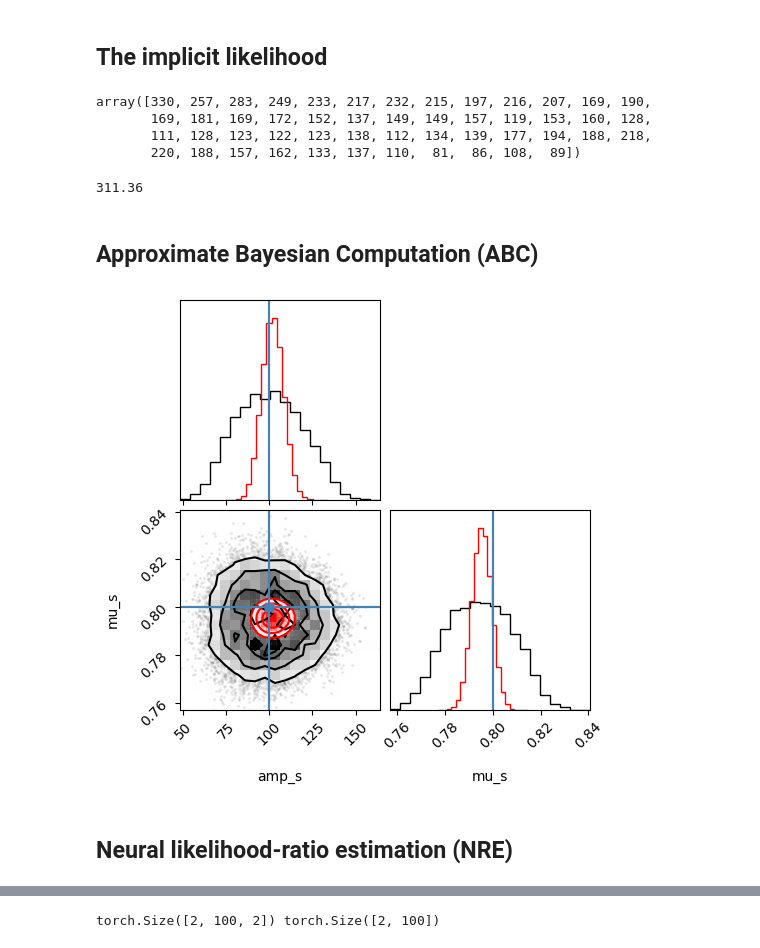
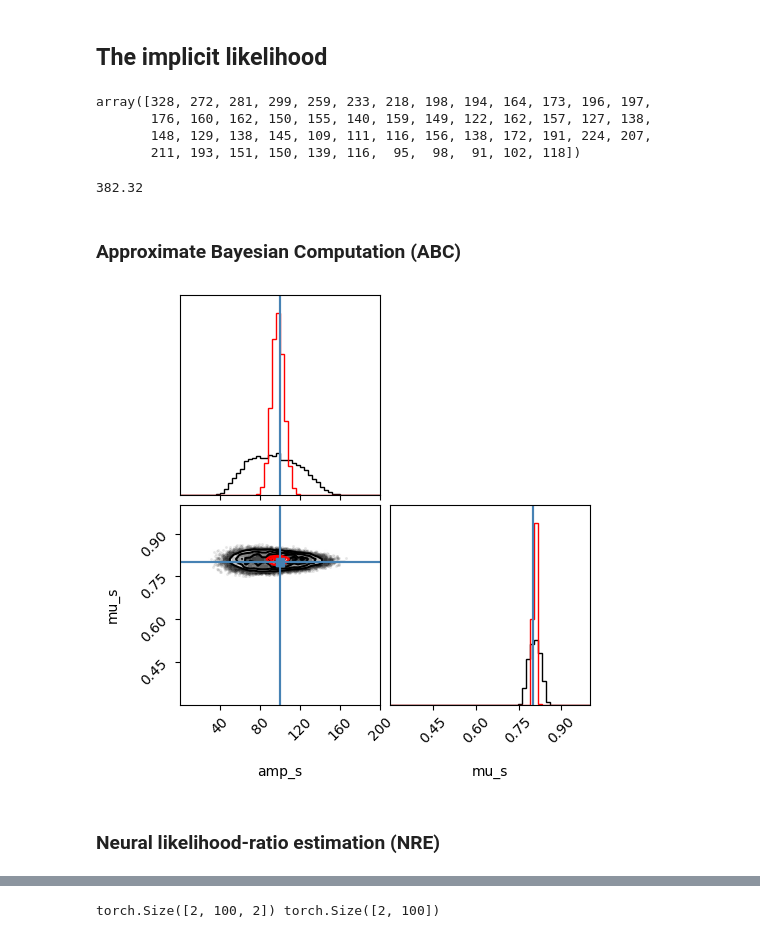
Before and after one commit to smsharma/sbi-lecture-mit, a Jupyter notebook: tutorial.ipynb, the cells around one changed output, grey strips where cells are left out. Cells and saved outputs as stored; diff of their text form; code cells hidden in the pictures.

Commit message:
Rewrote code with consistent param names

```diff
--- a/tutorial.ipynb
+++ b/tutorial.ipynb
@@ -54,6 +65,5 @@ def log_like_sig(params, x, y):
 # %%
-from scipy.optimize import minimize
 
-opt = minimize(lambda params: -log_like_sig(params, x, y), x0=[1, 1])
+opt = minimize(lambda thetas: -log_like_sig(thetas, y, x), x0=[1, 1])
 opt.x
 # %% [output]
@@ -90,24 +96,24 @@ corner.corner(flat_samples, labels=["amp_s", "mu_s"], truths=[100, 0.8]);
 # %% [markdown]
 ## The implicit likelihood
 # %%
-def bump_simulator(params, x):
-    amp_s, mu_s = params
+def bump_simulator(thetas, y):
+    amp_s, mu_s = thetas
     std_s, amp_b, exp_b = 0.05, 100, -0.5
-    y_mu = bump_forward_model(x, amp_s, mu_s, std_s, amp_b, exp_b)
-    y = np.random.poisson(y_mu)
-    return y
+    x_mu = bump_forward_model(y, amp_s, mu_s, std_s, amp_b, exp_b)
+    x = np.random.poisson(x_mu)
+    return x
 
-bump_simulator([100, 0.8], x)
+bump_simulator([100, 0.8], y)
 # %% [output]
-array([330, 257, 283, 249, 233, 217, 232, 215, 197, 216, 207, 169, 190,
-       169, 181, 169, 172, 152, 137, 149, 149, 157, 119, 153, 160, 128,
-       111, 128, 123, 122, 123, 138, 112, 134, 139, 177, 194, 188, 218,
-       220, 188, 157, 162, 133, 137, 110,  81,  86, 108,  89])
+array([328, 272, 281, 299, 259, 233, 218, 198, 194, 164, 173, 196, 197,
+       176, 160, 162, 150, 155, 140, 159, 149, 122, 162, 157, 127, 138,
+       148, 129, 138, 145, 109, 111, 116, 156, 138, 172, 191, 224, 207,
+       211, 193, 151, 150, 139, 116,  95,  98,  91, 102, 118])
 # %%
-y_fwd = bump_simulator([100, 0.8], x)
-crit = np.sum(np.abs(y - y_fwd) ** 2) / len(y)
+x_fwd = bump_simulator([100, 0.8], y)
+crit = np.sum(np.abs(x - x_fwd) ** 2) / len(x)
 crit
 # %% [output]
-311.36
+382.32
 # %% [markdown]
-## Approximate Bayesian Computation (ABC)
+### Approximate Bayesian Computation (ABC)
@@ -116,13 +120,13 @@ from tqdm import tqdm
 # %%
-def abc(x, y, crit_thresh=500, n_samples=1000):
+def abc(y, x, crit_thresh=500, n_samples=1000):
     samples = []
     total_attempts = 0
     progress_bar = tqdm(total=n_samples, desc="Accepted Samples", unit="samples")
 
     while len(samples) < n_samples:
         params = np.random.uniform(low=[0, 0], high=[200, 1])
-        y_fwd = bump_simulator(params, x)  # Assuming bump_simulator is the function that generates bump signals
-        crit = np.sum(np.abs(y - y_fwd) ** 2) / len(y)
+        x_fwd = bump_simulator(params, y)  # Assuming bump_simulator is the function that generates bump signals
+        crit = np.sum(np.abs(x - x_fwd) ** 2) / len(x)
         total_attempts += 1
         if crit < crit_thresh:
             samples.append(params)
@@ -133,15 +137,15 @@ def abc(x, y, crit_thresh=500, n_samples=1000):
     progress_bar.close()
     return np.array(samples)
 
-n_samples = 10_000
-post_samples = abc(x, y, crit_thresh=400, n_samples=n_samples)
+n_samples = 20_000
+post_samples = abc(y, x, crit_thresh=500, n_samples=n_samples)
 # %%
-fig = corner.corner(post_samples, labels=["amp_s", "mu_s"], truths=[100, 0.8]);
-corner.corner(flat_samples, labels=["amp_s", "mu_s"], truths=[100, 0.8], fig=fig, color="red", weights=np.ones(len(flat_samples)) * n_samples / len(flat_samples));
+fig = corner.corner(post_samples, labels=["amp_s", "mu_s"], truths=[100, 0.8], range=[(0, 200), (0.3, 1)], bins=50);
+corner.corner(flat_samples, labels=["amp_s", "mu_s"], truths=[100, 0.8], fig=fig, color="red", weights=np.ones(len(flat_samples)) * n_samples / len(flat_samples), range=[(0, 200), (0.3, 1)], bins=50);
 # %% [output]
-[figure, old version]
+[figure, new version]
 # %% [markdown]
-## Neural likelihood-ratio estimation (NRE)
+### Neural likelihood-ratio estimation (NRE)
 # %%
 n_train = 50_000
 
```
Also changed, not shown: parts of 35 cells of this notebook.
